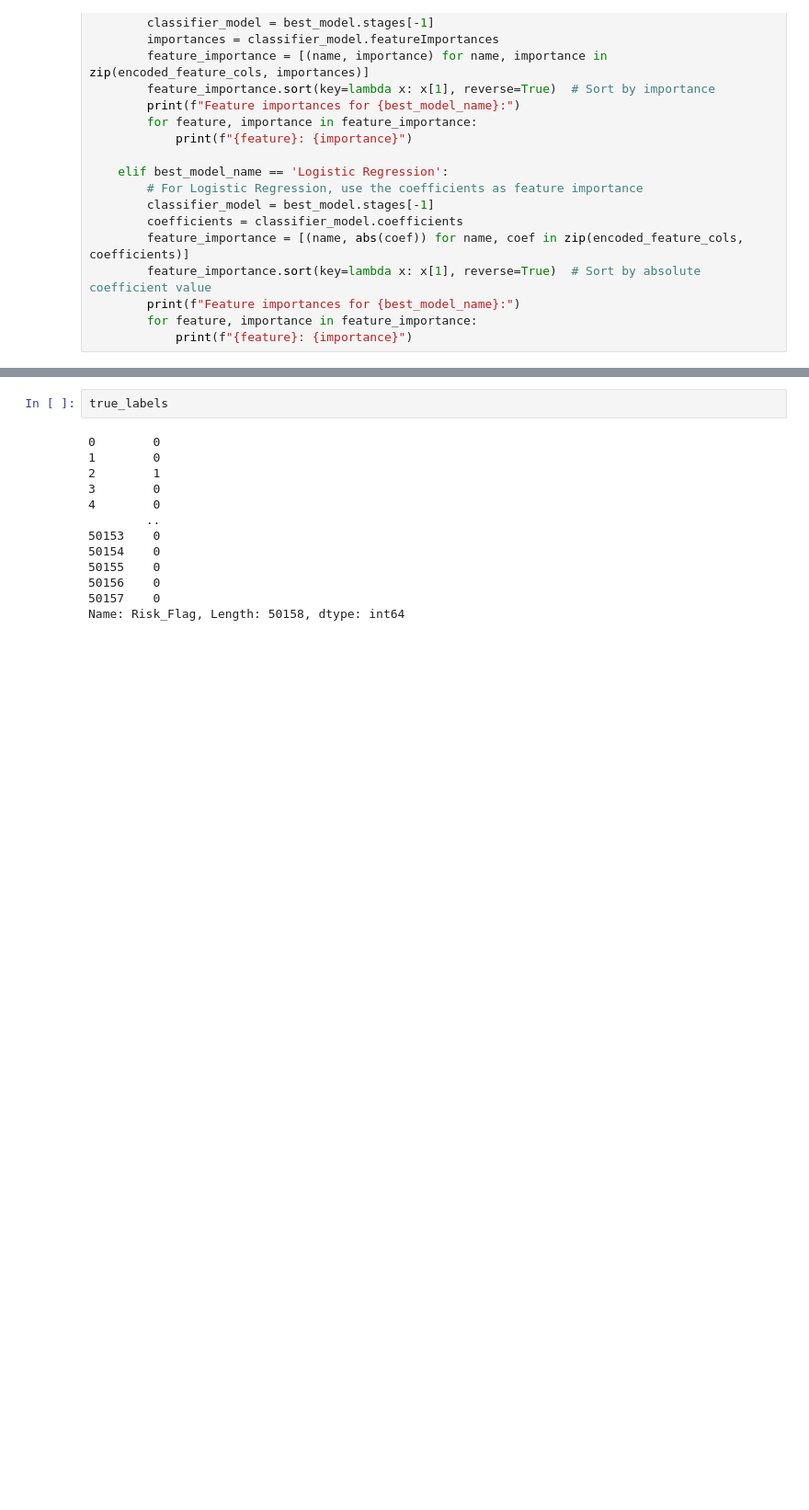
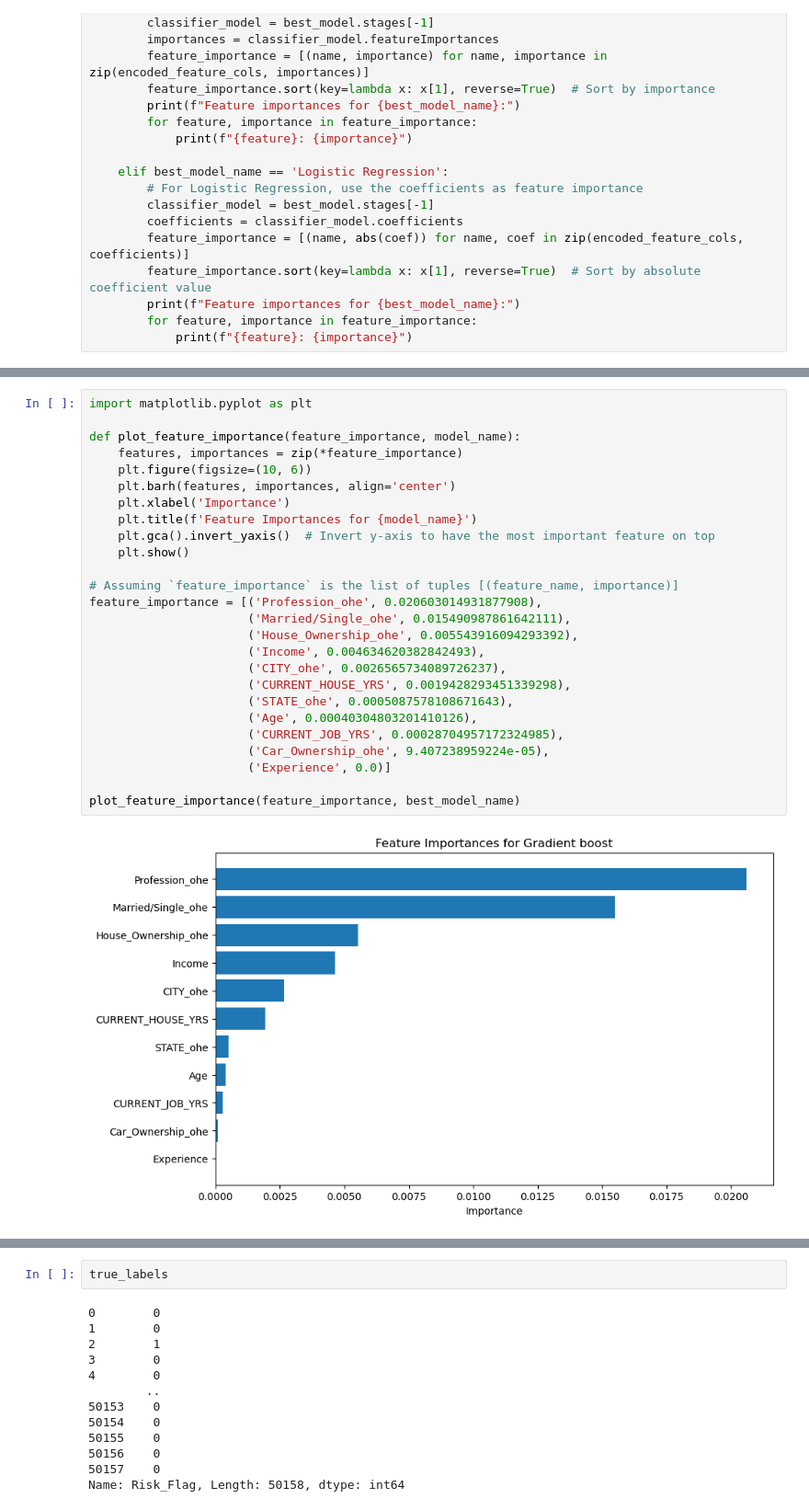
Before and after one commit to AnjanaZha/Big_Data_assignment, a Jupyter notebook: spark_loan part 01.ipynb, the cells around one changed output, grey strips where cells are left out. Shown at 92% size. Saved outputs shown, nothing was run; the diff lists cells and outputs as text; blank space fills up the shorter version.

```diff
--- a/spark_loan part 01.ipynb
+++ b/spark_loan part 01.ipynb
@@ -234,3 +249,31 @@ CURRENT_JOB_YRS: 0.0
+# %%
+import matplotlib.pyplot as plt
+
+def plot_feature_importance(feature_importance, model_name):
+    features, importances = zip(*feature_importance)
+    plt.figure(figsize=(10, 6))
+    plt.barh(features, importances, align='center')
+    plt.xlabel('Importance')
+    plt.title(f'Feature Importances for {model_name}')
+    plt.gca().invert_yaxis()  # Invert y-axis to have the most important feature on top
+    plt.show()
+
+# Assuming `feature_importance` is the list of tuples [(feature_name, importance)]
+feature_importance = [('Profession_ohe', 0.020603014931877908),
+                      ('Married/Single_ohe', 0.015490987861642111),
+                      ('House_Ownership_ohe', 0.005543916094293392),
+                      ('Income', 0.004634620382842493),
+                      ('CITY_ohe', 0.0026565734089726237),
+                      ('CURRENT_HOUSE_YRS', 0.0019428293451339298),
+                      ('STATE_ohe', 0.0005087578108671643),
+                      ('Age', 0.00040304803201410126),
+                      ('CURRENT_JOB_YRS', 0.00028704957172324985),
+                      ('Car_Ownership_ohe', 9.407238959224e-05),
+                      ('Experience', 0.0)]
+
+plot_feature_importance(feature_importance, best_model_name)
+# %% [output]
+[figure, added]
 # %%
 best_model,best_model_name = get_best_model(models,model_names,train_data,test_data)
 best_predictions = best_model.transform(test_data)
```
Also changed, not shown: parts of 13 cells of this notebook.
